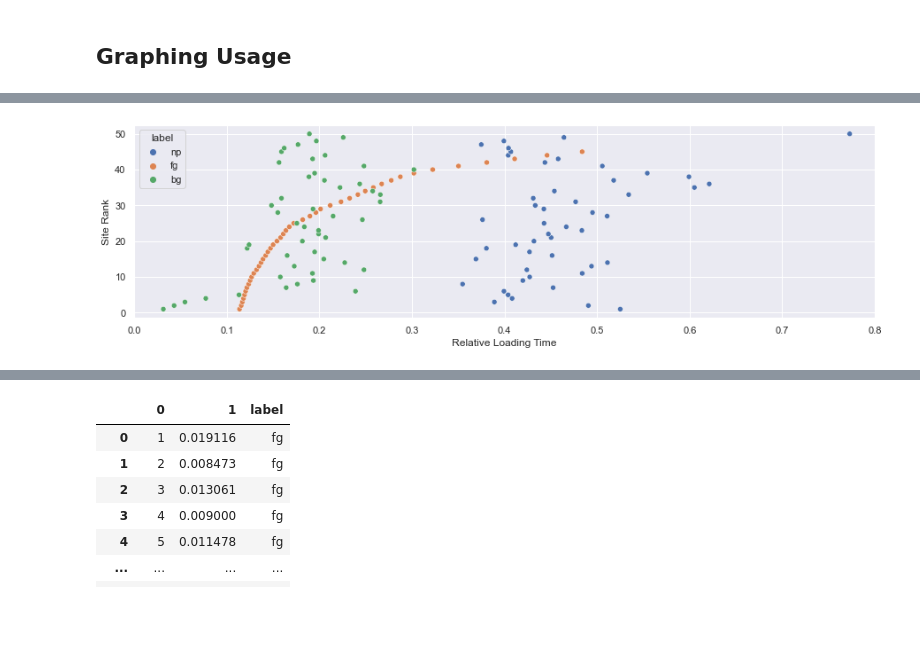
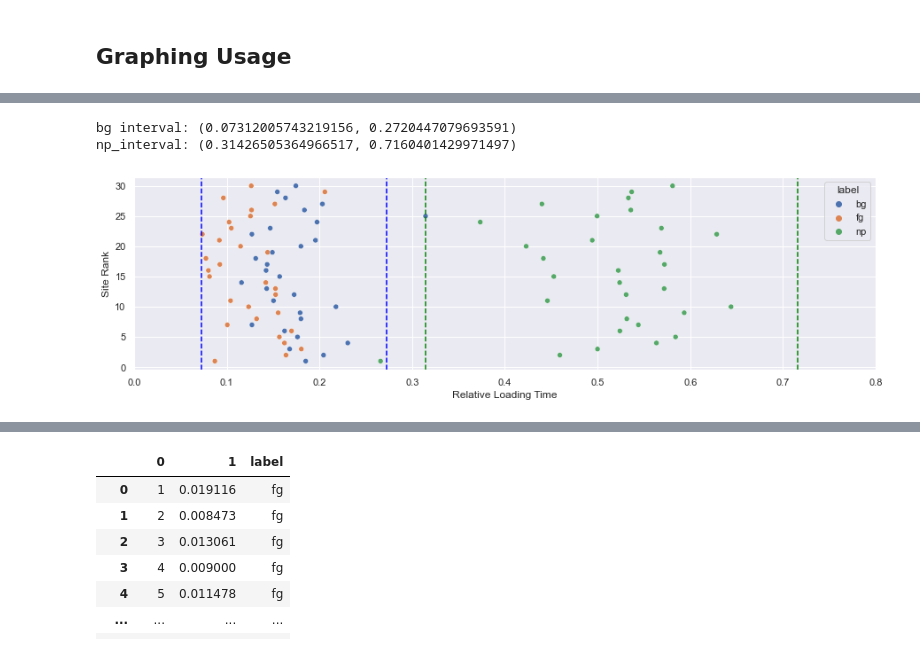
Before and after one commit to haoyt5/browser-security-sv1, a Jupyter notebook: cleaning_graphing_modeling.ipynb, the cells around one changed output, grey strips where cells are left out. Cells and saved outputs as stored; diff of their text form; code cells hidden in the pictures; blank space fills up the shorter version.

```diff
--- a/cleaning_graphing_modeling.ipynb
+++ b/cleaning_graphing_modeling.ipynb
@@ -78,9 +175,11 @@ def remove_outliers(df):
     # width: width of graph
     # xlim: limits of x-axis
     # title: title of graph
-def graph_firstRun(df, types=[], height=15, width=4, xlim=(0, 0.8), title=""):
+    # confidence: whether to show confidence intervals (only valid if types contains both "bg" and/or "np")
+def graph_firstRun(df, types=[], height=15, width=4, xlim=(0, 0.8), title="", confidence=False):
 
     # sets height and width
+    # reference: https://www.statology.org/seaborn-figure-size/
     sns.set(rc={"figure.figsize":(height, width)})
 
     # take subset if needed
@@ -92,11 +191,33 @@ def graph_firstRun(df, types=[], height=15, width=4, xlim=(0, 0.8), title=""):
         df = new_df
 
     # graph
-    ax = sns.scatterplot(data=df, x='r_time', y='rank', hue='label')
+    # references:
+    # https://seaborn.pydata.org/generated/seaborn.scatterplot.html
+    # https://www.statology.org/seaborn-axis-labels/
+    # https://www.geeksforgeeks.org/how-to-change-axes-limits-in-seaborn/
+    ax = sns.scatterplot(data=df, x='r_time', y='rank', hue='label', hue_order=['bg', 'fg', 'np'])
     ax.set(xlabel='Relative Loading Time',
            ylabel='Site Rank',
            title=title)
     ax.set_xlim(xlim[0], xlim[1])
+
+    # show confidence intervals if needed
+    # references:
+    # https://matplotlib.org/stable/api/_as_gen/matplotlib.pyplot.axvline.html
+    # https://www.statology.org/seaborn-add-line-to-scatterplot/
+    # https://matplotlib.org/stable/api/_as_gen/matplotlib.lines.Line2D.html#matplotlib.lines.Line2D.set_linestyle
+    if confidence:
+        if "bg" in types or len(types) == 0:
+            bg_interval = get_confidence_interval(df, 'bg')
+            print("bg interval: " + str(bg_interval))
+            plt.axvline(bg_interval[0], color='blue', linestyle='--')
+            plt.axvline(bg_interval[1], color='blue', linestyle='--')
+
+        if "np" in types or len(types) == 0:
+            np_interval = get_confidence_interval(df, 'np')
+            print("np_interval: " + str(np_interval))
+            plt.axvline(np_interval[0], color='green', linestyle='--')
+            plt.axvline(np_interval[1], color='green', linestyle='--')
 # %%
 # graphs r_time vs. html_parsing
 # inputs:
@@ -121,7 +254,7 @@ def graph_case2(df, height=15, width=4, xlim=(0, 0.8), title=""):
 ## Graphing Usage
 # %%
 # load df
-df = load_df('browser-security-sv1/results/fg_np_bg_top50.csv')
+df = load_df('results/fg_np_bg_top50_2.csv')
 # %%
 # get r_bg, r_np, and clean dataset
 r_bg, r_np, df = cleanup(df)
@@ -174,5 +307,7 @@ graph_firstRun(df, ["fg", "np"])
 # %%
-graph_firstRun(df)
+graph_firstRun(df, confidence=True)
 # %% [output]
+bg interval: (0.07312005743219156, 0.2720447079693591)
+np_interval: (0.31426505364966517, 0.7160401429971497)
-[figure, old version]
+[figure, new version]
 # %%
```
Also changed, not shown: parts of 58 cells of this notebook.
